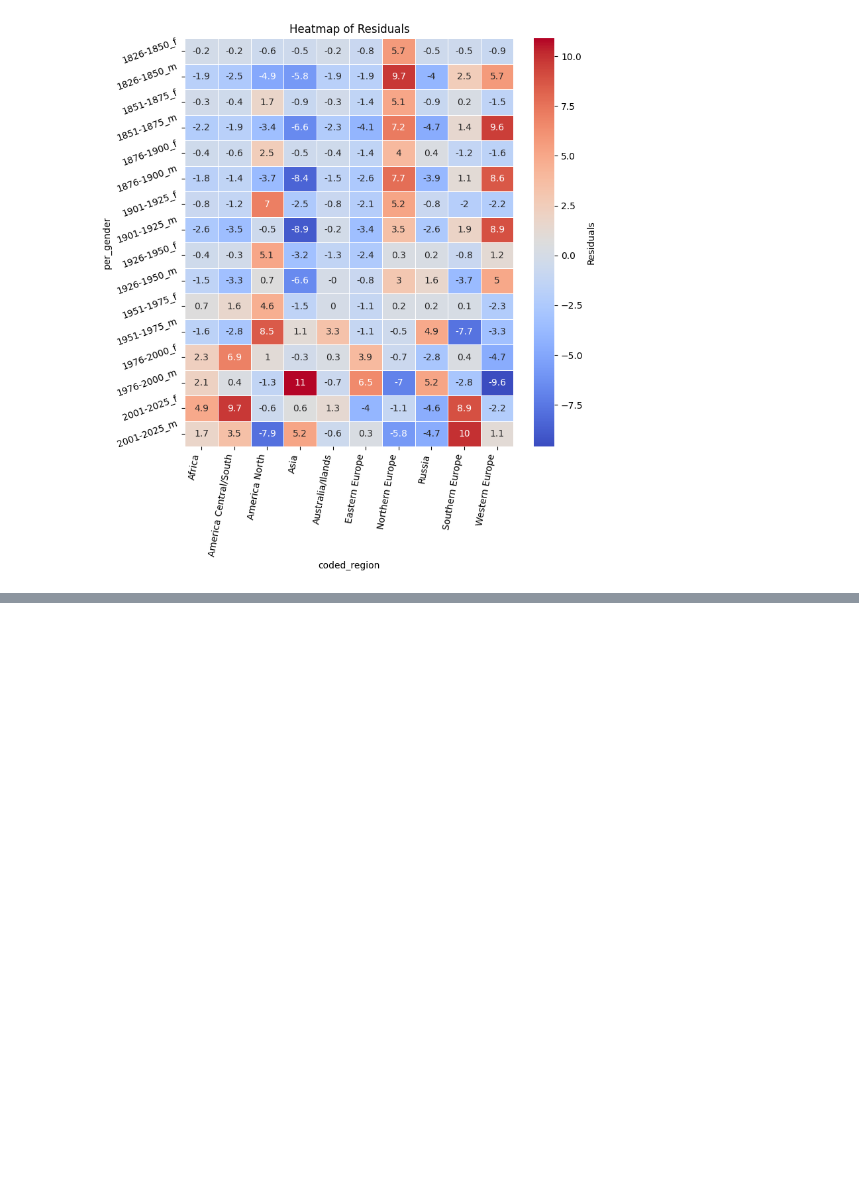
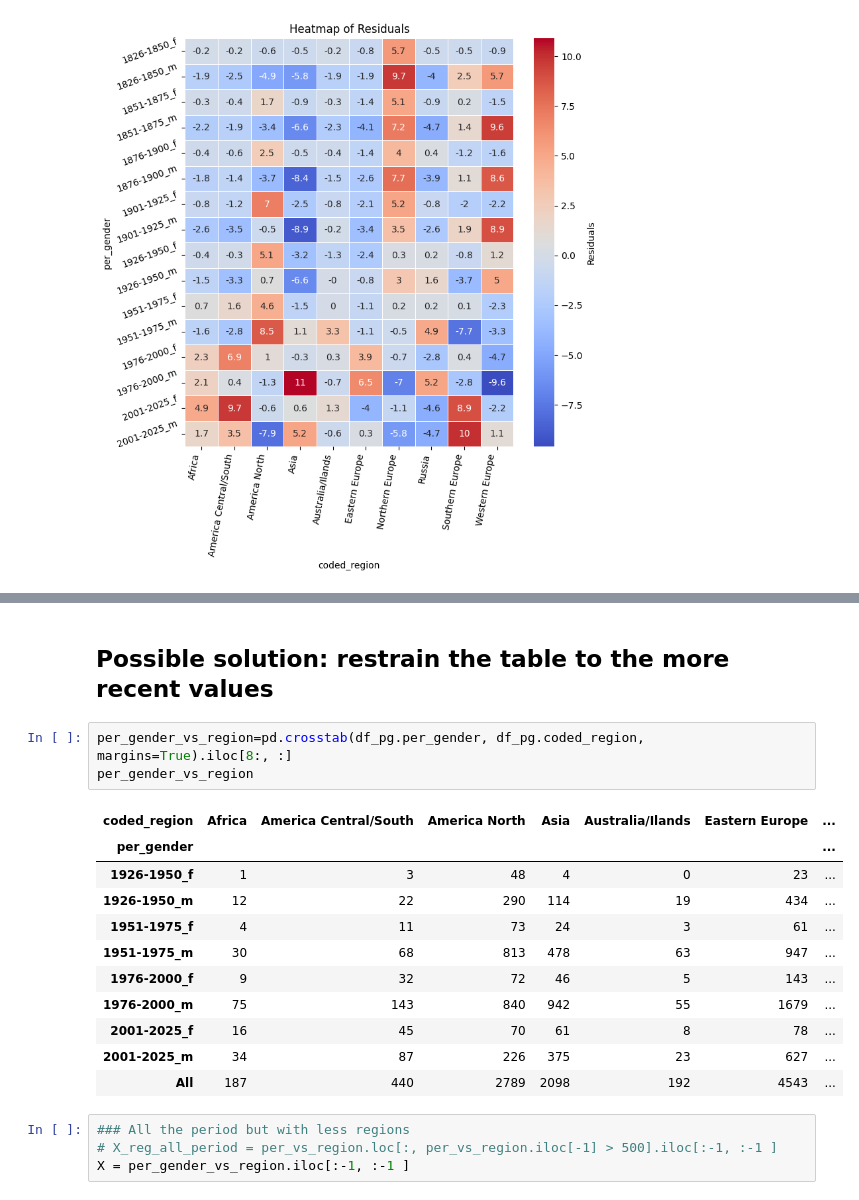
Before and after one commit to Sciences-historiques-numeriques/astronomers, a Jupyter notebook: notebooks_jupyter/wikidata_exploration/da3_distribution_continents_triplestore.ipynb, the cells around one changed output, grey strips where cells are left out. Saved outputs shown, nothing was run; the diff lists cells and outputs as text; blank space fills up the shorter version.

```diff
--- a/notebooks_jupyter/wikidata_exploration/da3_distribution_continents_triplestore.ipynb
+++ b/notebooks_jupyter/wikidata_exploration/da3_distribution_continents_triplestore.ipynb
@@ -871,0 +731,21 @@ plt.show()
+# %% [markdown]
+## Possible solution: restrain the table to the more recent values
+# %%
+per_gender_vs_region=pd.crosstab(df_pg.per_gender, df_pg.coded_region, margins=True).iloc[8:, :]
+per_gender_vs_region
+# %% [output]
+| coded_region | Africa | America Central/South | America North | Asia | Australia/Ilands | Eastern Europe | ... |
+| per_gender |  |  |  |  |  |  | ... |
+| 1926-1950_f | 1 | 3 | 48 | 4 | 0 | 23 | ... |
+| 1926-1950_m | 12 | 22 | 290 | 114 | 19 | 434 | ... |
+| 1951-1975_f | 4 | 11 | 73 | 24 | 3 | 61 | ... |
+| 1951-1975_m | 30 | 68 | 813 | 478 | 63 | 947 | ... |
+| 1976-2000_f | 9 | 32 | 72 | 46 | 5 | 143 | ... |
+| 1976-2000_m | 75 | 143 | 840 | 942 | 55 | 1679 | ... |
+| 2001-2025_f | 16 | 45 | 70 | 61 | 8 | 78 | ... |
+| 2001-2025_m | 34 | 87 | 226 | 375 | 23 | 627 | ... |
+| All | 187 | 440 | 2789 | 2098 | 192 | 4543 | ... |
+# %%
+### All the period but with less regions
+# X_reg_all_period = per_vs_region.loc[:, per_vs_region.iloc[-1] > 500].iloc[:-1, :-1 ]
+X = per_gender_vs_region.iloc[:-1, :-1 ]
```
Also changed, not shown: parts of 27 cells of this notebook.
